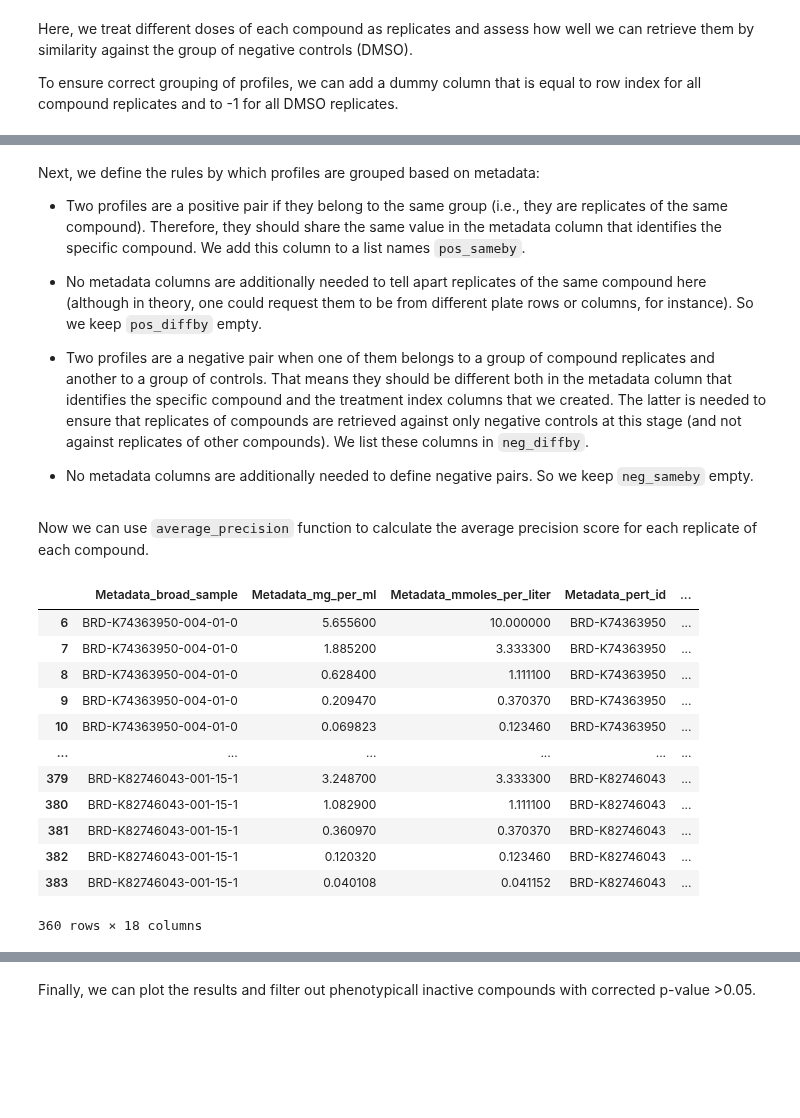
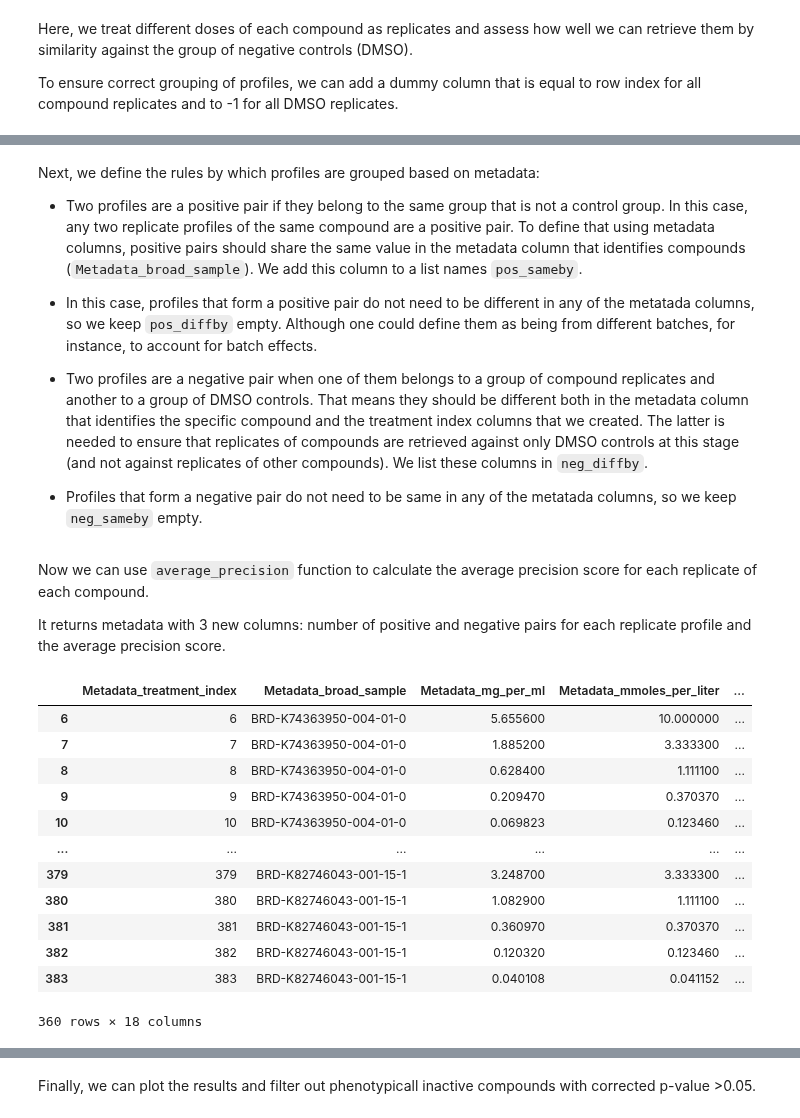
Before and after one commit to cytomining/copairs, a Jupyter notebook: examples/demo.ipynb, the cells around one changed output, grey strips where cells are left out. Drawn from its saved outputs; the diff is of its cells as text; code cells hidden in the pictures; blank space fills up the shorter version.

```diff
--- a/examples/demo.ipynb
+++ b/examples/demo.ipynb
@@ -80,10 +94,12 @@ Here, we treat different doses of each compound as replicates and assess how wel
 
 To ensure correct grouping of profiles, we can add a dummy column that is equal to row index for all compound replicates and to -1 for all DMSO replicates.
 # %%
+df_activity = df.copy()
 # make deafult value equal to row index
-df["Metadata_treatment_index"] = df.index
+df_activity["Metadata_treatment_index"] = df_activity.index
 # make index equal to -1 for all DMSO treatment replicates
-df.loc[df["Metadata_broad_sample"] == "DMSO", "Metadata_treatment_index"] = -1
+df_activity.loc[df["Metadata_broad_sample"] == "DMSO", "Metadata_treatment_index"] = -1
 # now all treatment replicates differ in the index column, except for DMSO replicates
-df
+df_activity.insert(0, "Metadata_treatment_index", df_activity.pop("Metadata_treatment_index"))
+df_activity
 # %% [output]
@@ -103,13 +119,13 @@ df
 # %% [markdown]
 Next, we define the rules by which profiles are grouped based on metadata:
 
-* Two profiles are a positive pair if they belong to the same group (i.e., they are replicates of the same compound). Therefore, they should share the same value in the metadata column that identifies the specific compound. We add this column to a list names `pos_sameby`.
+* Two profiles are a positive pair if they belong to the same group that is not a control group. In this case, any two replicate profiles of the same compound are a positive pair. To define that using metadata columns, positive pairs should share the same value in the metadata column that identifies compounds (`Metadata_broad_sample`). We add this column to a list names `pos_sameby`.
 
-* No metadata columns are additionally needed to tell apart replicates of the same compound here (although in theory, one could request them to be from different plate rows or columns, for instance). So we keep `pos_diffby` empty.
+* In this case, profiles that form a positive pair do not need to be different in any of the metatada columns, so we keep `pos_diffby` empty. Although one could define them as being from different batches, for instance, to account for batch effects.
 
-* Two profiles are a negative pair when one of them belongs to a group of compound replicates and another to a group of controls. That means they should be different both in the metadata column that identifies the specific compound and the treatment index columns that we created. The latter is needed to ensure that replicates of compounds are retrieved against only negative controls at this stage (and not against replicates of other compounds). We list these columns in `neg_diffby`.
+* Two profiles are a negative pair when one of them belongs to a group of compound replicates and another to a group of DMSO controls. That means they should be different both in the metadata column that identifies the specific compound and the treatment index columns that we created. The latter is needed to ensure that replicates of compounds are retrieved against only DMSO controls at this stage (and not against replicates of other compounds). We list these columns in `neg_diffby`.
 
-* No metadata columns are additionally needed to define negative pairs. So we keep `neg_sameby` empty.
+* Profiles that form a negative pair do not need to be same in any of the metatada columns, so we keep `neg_sameby` empty.
 # %%
 # positive pairs are replicates of the same treatment
 pos_sameby = ["Metadata_broad_sample"]
@@ -120,25 +136,27 @@ neg_sameby = []
 neg_diffby = ["Metadata_broad_sample", "Metadata_treatment_index"]
 # %% [markdown]
 Now we can use `average_precision` function to calculate the average precision score for each replicate of each compound.
+
+It returns metadata with 3 new columns: number of positive and negative pairs for each replicate profile and the average precision score.
 # %%
-metadata = df.filter(regex="^Metadata")
-profiles = df.filter(regex="^(?!Metadata)").values
+metadata = df_activity.filter(regex="^Metadata")
+profiles = df_activity.filter(regex="^(?!Metadata)").values
 
-ap_scores = map.average_precision(metadata, profiles, pos_sameby, pos_diffby, neg_sameby, neg_diffby)
-ap_scores = ap_scores.query("Metadata_broad_sample != 'DMSO'") # remove DMSO
-ap_scores
+replicate_aps = map.average_precision(metadata, profiles, pos_sameby, pos_diffby, neg_sameby, neg_diffby)
+replicate_aps = replicate_aps.query("Metadata_broad_sample != 'DMSO'") # remove DMSO
+replicate_aps
 # %% [output]
-|  | Metadata_broad_sample | Metadata_mg_per_ml | Metadata_mmoles_per_liter | Metadata_pert_id | ... |
-| 6 | BRD-K74363950-004-01-0 | 5.655600 | 10.000000 | BRD-K74363950 | ... |
-| 7 | BRD-K74363950-004-01-0 | 1.885200 | 3.333300 | BRD-K74363950 | ... |
-| 8 | BRD-K74363950-004-01-0 | 0.628400 | 1.111100 | BRD-K74363950 | ... |
-| 9 | BRD-K74363950-004-01-0 | 0.209470 | 0.370370 | BRD-K74363950 | ... |
-| 10 | BRD-K74363950-004-01-0 | 0.069823 | 0.123460 | BRD-K74363950 | ... |
+|  | Metadata_treatment_index | Metadata_broad_sample | Metadata_mg_per_ml | Metadata_mmoles_per_liter | ... |
+| 6 | 6 | BRD-K74363950-004-01-0 | 5.655600 | 10.000000 | ... |
+| 7 | 7 | BRD-K74363950-004-01-0 | 1.885200 | 3.333300 | ... |
+| 8 | 8 | BRD-K74363950-004-01-0 | 0.628400 | 1.111100 | ... |
+| 9 | 9 | BRD-K74363950-004-01-0 | 0.209470 | 0.370370 | ... |
+| 10 | 10 | BRD-K74363950-004-01-0 | 0.069823 | 0.123460 | ... |
 | ... | ... | ... | ... | ... | ... |
-| 379 | BRD-K82746043-001-15-1 | 3.248700 | 3.333300 | BRD-K82746043 | ... |
-| 380 | BRD-K82746043-001-15-1 | 1.082900 | 1.111100 | BRD-K82746043 | ... |
-| 381 | BRD-K82746043-001-15-1 | 0.360970 | 0.370370 | BRD-K82746043 | ... |
-| 382 | BRD-K82746043-001-15-1 | 0.120320 | 0.123460 | BRD-K82746043 | ... |
-| 383 | BRD-K82746043-001-15-1 | 0.040108 | 0.041152 | BRD-K82746043 | ... |
+| 379 | 379 | BRD-K82746043-001-15-1 | 3.248700 | 3.333300 | ... |
+| 380 | 380 | BRD-K82746043-001-15-1 | 1.082900 | 1.111100 | ... |
+| 381 | 381 | BRD-K82746043-001-15-1 | 0.360970 | 0.370370 | ... |
+| 382 | 382 | BRD-K82746043-001-15-1 | 0.120320 | 0.123460 | ... |
+| 383 | 383 | BRD-K82746043-001-15-1 | 0.040108 | 0.041152 | ... |
 360 rows × 18 columns
 # %% [markdown]
```
Also changed, not shown: parts of 26 cells of this notebook.
